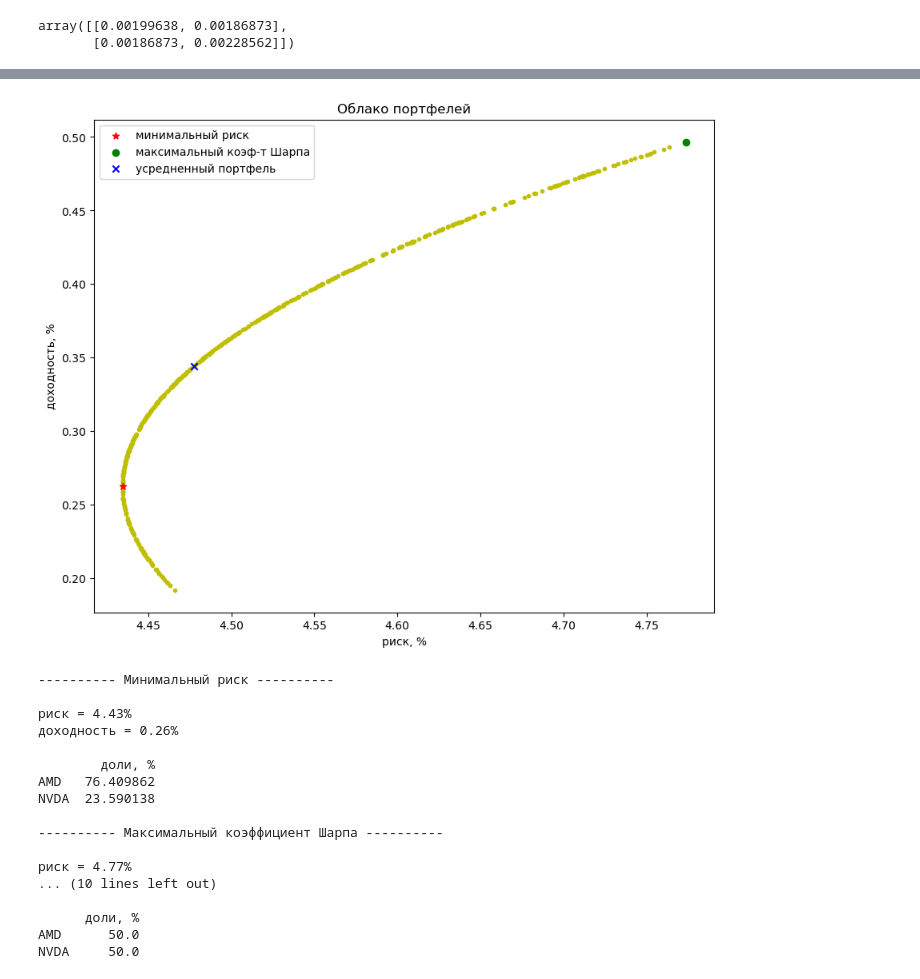
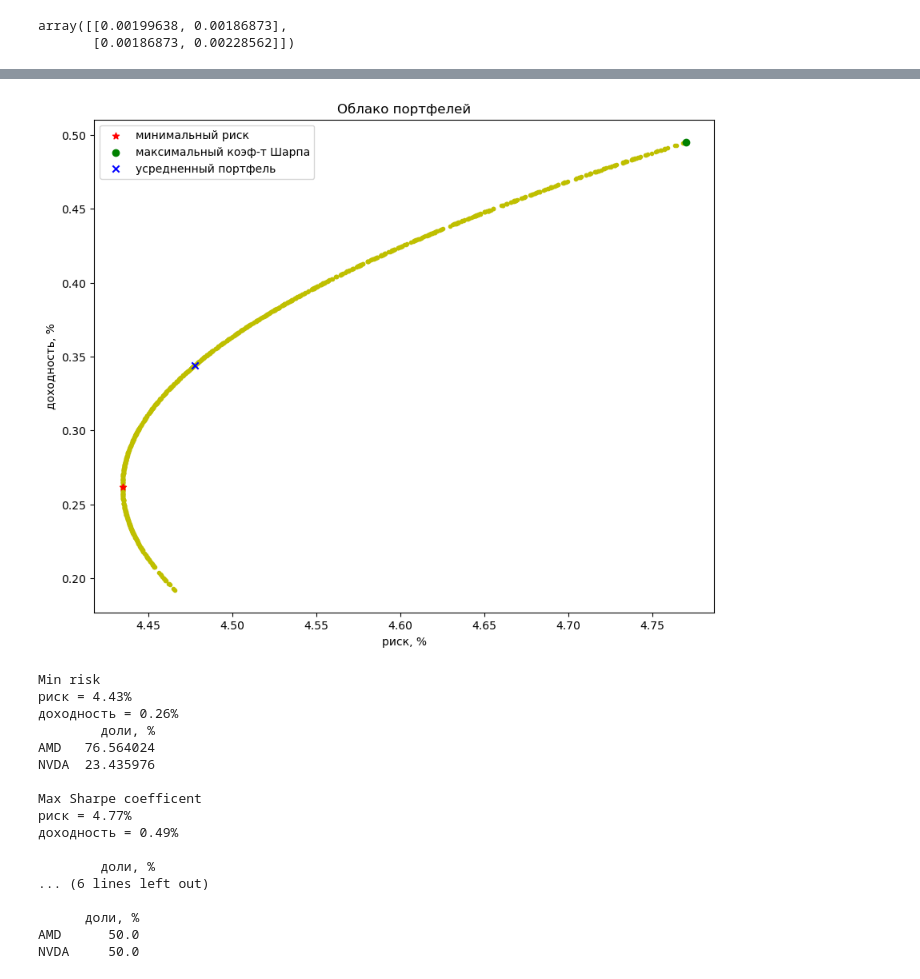
Before and after one commit to teadr1nker/finan, a Jupyter notebook: t3/file.ipynb, the cells around one changed output, grey strips where cells are left out. Cells and saved outputs as stored; diff of their text form; code cells hidden in the pictures.

```diff
--- a/t3/file.ipynb
+++ b/t3/file.ipynb
@@ -88,77 +88,83 @@ print(rs)
+# %%
+def sharpeRatio(Rp, Rf, sigmap):
+    return (Rp - Rf) / sigmap
 # %%
-N = 520
+N = 1024
 risk = np.zeros(N)
 doh = np.zeros(N)
 portf = np.zeros((N,cnt))
+
+sharpeK = np.zeros(N)
+
+riskFree = 0.03
 
 for n in range(N):
     r = randPortf()
 
     portf[n,:] = r
     risk[n] = riskPortf(r)
     doh[n] = profitPortf(r)
+    sharpeK[n] = sharpeRatio(np.sum(r * profitPortf(r)),
+                             riskFree,
+                             np.dot(r.T, np.dot(cov, r)))
 
 plt.figure(figsize=(10,8))
 
 plt.scatter(risk*100,doh*100,c='y',marker='.')
 plt.xlabel('риск, %')
 plt.ylabel('доходность, %')
 plt.title("Облако портфелей")
 
 min_risk = np.argmin(risk)
 plt.scatter([(risk[min_risk])*100],[(doh[min_risk])*100],c='r',marker='*',label='минимальный риск')
 
 maxSharpKoef = np.argmax(doh/risk)
 plt.scatter([risk[maxSharpKoef]*100],[doh[maxSharpKoef]*100],c='g',marker='o',label='максимальный коэф-т Шарпа')
 
 r_mean = np.ones(cnt)/cnt
 risk_mean = riskPortf(r_mean)
 doh_mean = profitPortf(r_mean)
 plt.scatter([risk_mean*100],[doh_mean*100],c='b',marker='x',label='усредненный портфель')
 
 plt.legend()
 
 plt.show()
 # %% [output]
-[figure, old version]
+[figure, new version]
 # %%
-print('---------- Минимальный риск ----------')
-print()
+print('Min risk')
 print("риск = %1.2f%%" % (float(risk[min_risk])*100.))
 print("доходность = %1.2f%%" % (float(doh[min_risk])*100.))
-print()
 print(pd.DataFrame([portf[min_risk]*100],columns=close.columns,index=['доли, %']).T)
 print()
 
-print('---------- Максимальный коэффициент Шарпа ----------')
-print()
+print('Max Sharpe coefficent')
 print("риск = %1.2f%%" % (float(risk[maxSharpKoef])*100.))
 print("доходность = %1.2f%%" % (float(doh[maxSharpKoef])*100.))
 print()
 print(pd.DataFrame([portf[maxSharpKoef]*100],columns=close.columns,index=['доли, %']).T)
 print()
 
-print('---------- Средний портфель ----------')
-print()
+print('Medium portfolio')
 print("риск = %1.2f%%" % (float(risk_mean)*100.))
-print("доходность = %1.2f%%" % (float(doh_mean)*100.))
+print("доходность = %1.2f%%" % (float( doh_mean)*100.))
 print()
 print(pd.DataFrame([r_mean*100],columns=close.columns,index=['доли, %']).T)
 print()
 # %% [output]
----------- Минимальный риск ----------
-
+Min risk
 риск = 4.43%
 доходность = 0.26%
+        доли, %
+AMD   76.564024
+NVDA  23.435976
+
+Max Sharpe coefficent
+риск = 4.77%
+доходность = 0.49%
 
         доли, %
-AMD   76.409862
-NVDA  23.590138
-
----------- Максимальный коэффициент Шарпа ----------
-
-риск = 4.77%
-... (10 lines left out)
+... (6 lines left out)
 
       доли, %
 AMD      50.0
```
Also changed, not shown: parts of 4 cells of this notebook.
